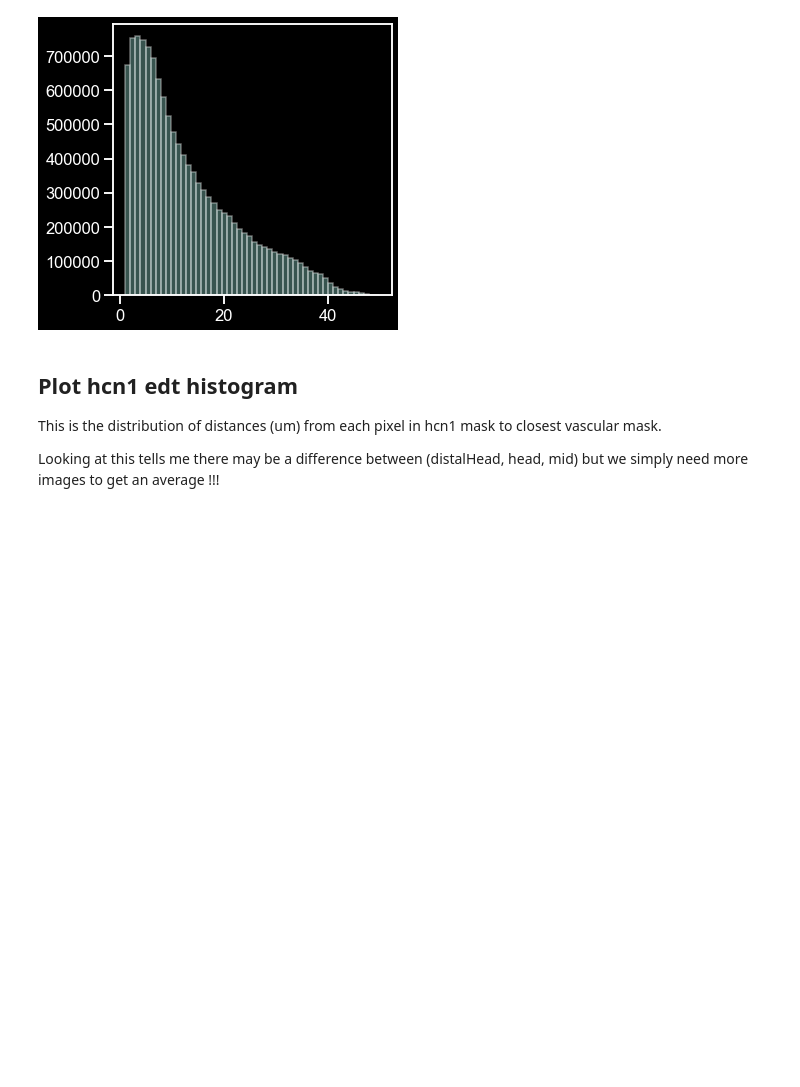
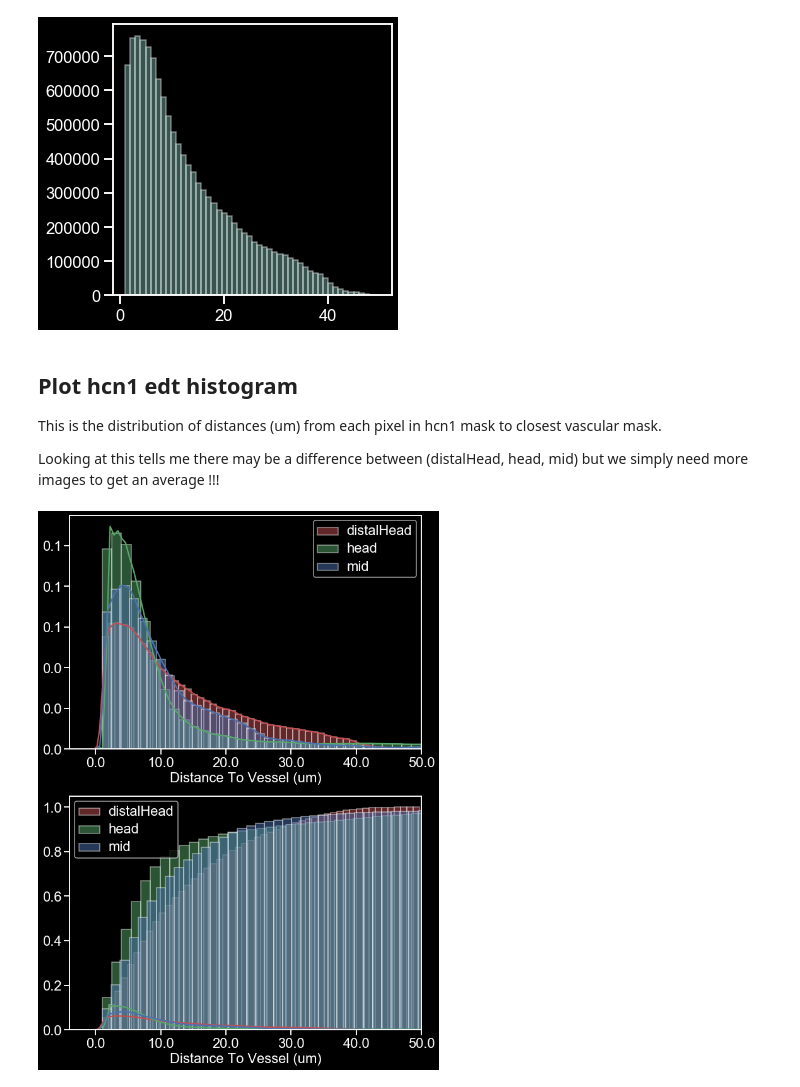
Before and after one commit to cudmore/bImPy, a Jupyter notebook: examples/edt/edtAnalysis.ipynb, the cells around one changed output. Cells and saved outputs as stored; diff of their text form; code cells hidden in the pictures; blank space fills up the shorter version.

```diff
--- a/examples/edt/edtAnalysis.ipynb
+++ b/examples/edt/edtAnalysis.ipynb
@@ -141,31 +141,33 @@ for idx, stackData in enumerate(stackDataList):
     label = legendList[idx]
     g = sns.distplot(stackData, hist=hist, kde=kde, norm_hist=norm_hist,
                      hist_kws=hist_kws, color=color, label=label, ax=ax)
 
 #print('type(g):', type(g))
 myLabelSize(g)
 g.set(xlim=(None, 50))
 g.set(xlabel='Distance To Vessel (um)')
 myLegend(g)
 
 # cumulative
 kde = False
 hist_kws = {
     'alpha':0.5, # set to 1 so colors do not 'sum'
     'cumulative':True
 }
 kde_kws = {
-    'cumulative': True # THIS IS SUPER SUPER SLOW !!!
+    'cumulative': False # THIS IS SUPER SUPER SLOW !!!
 }
 
 ax = axs[1]
 for idx, stackData in enumerate(stackDataList):
     color = colorList[idx]
     label = legendList[idx]
     g = sns.distplot(stackData, hist=hist, kde_kws=kde_kws, norm_hist=norm_hist,
                      hist_kws=hist_kws, color=color, label=label, ax=ax)
 
 myLabelSize(g)
 g.set(xlim=(None, 50))
 g.set(xlabel='Distance To Vessel (um)')
 myLegend(g)
+# %% [output]
+[figure, added]
```
Also changed, not shown: 1 other file.
